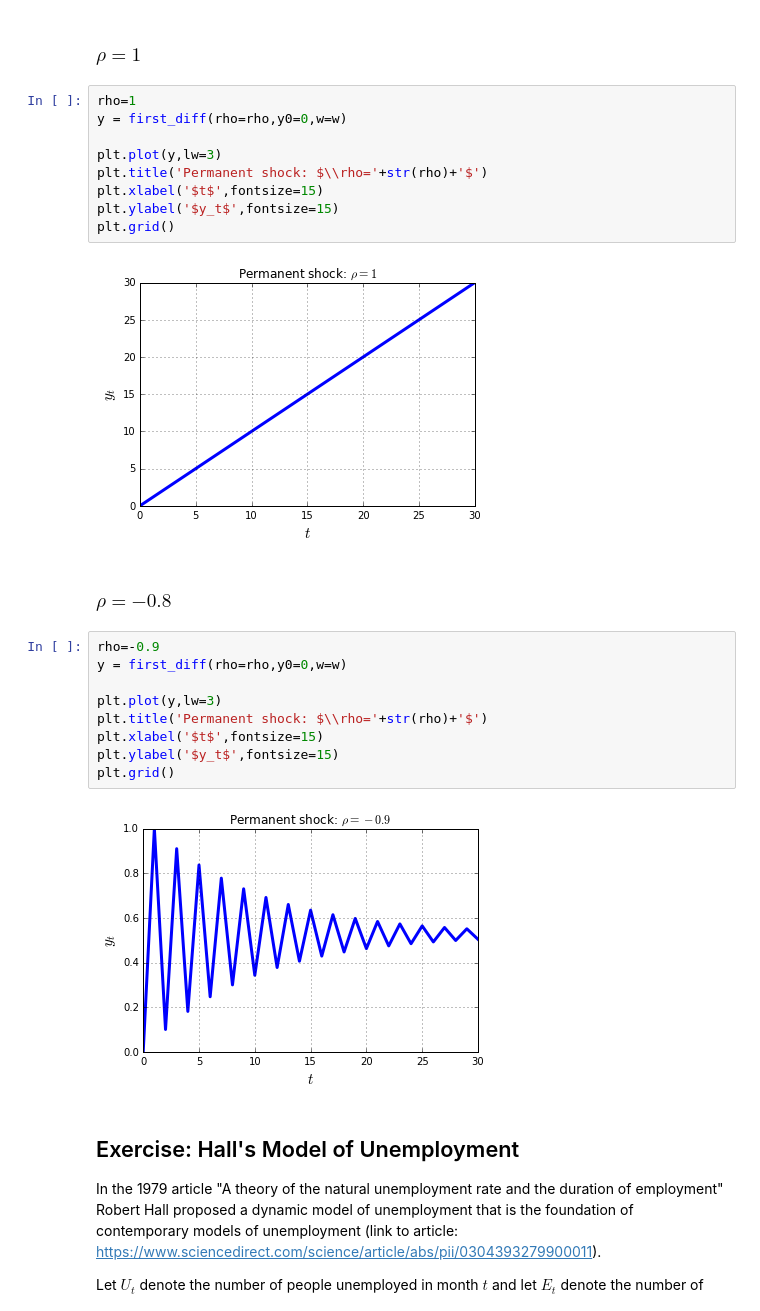
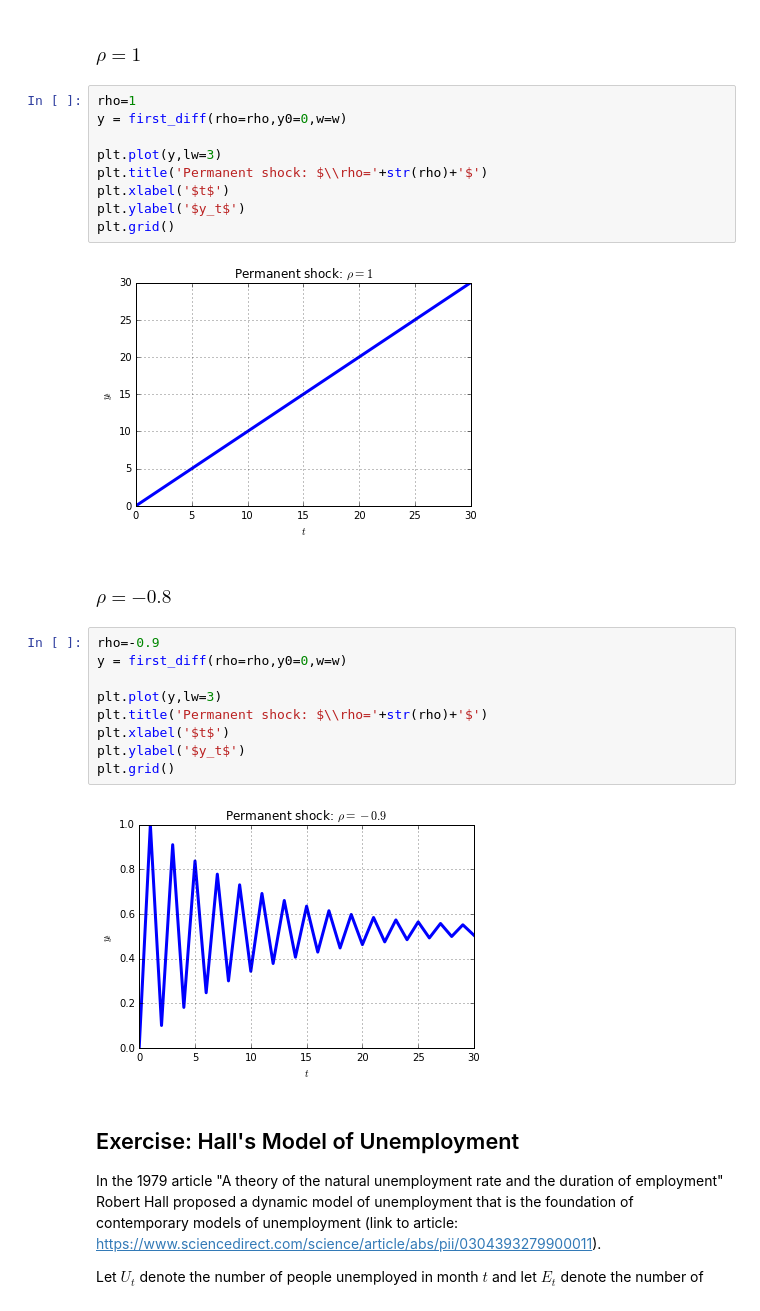
Before and after one commit to letsgoexploring/econ126, a Jupyter notebook: Homework Notebooks/Econ126_Homework_04.ipynb, the cells around one changed output. Cells and saved outputs as stored; diff of their text form.

```diff
--- a/Homework Notebooks/Econ126_Homework_04.ipynb
+++ b/Homework Notebooks/Econ126_Homework_04.ipynb
@@ -172,24 +172,24 @@ y = first_diff(rho=rho,y0=0,w=w)
 
 plt.plot(y,lw=3)
 plt.title('Permanent shock: $\\rho='+str(rho)+'$')
-plt.xlabel('$t$',fontsize=15)
-plt.ylabel('$y_t$',fontsize=15)
+plt.xlabel('$t$')
+plt.ylabel('$y_t$')
 plt.grid()
 # %% [output]
-[figure, old version]
+[figure, new version]
 # %% [markdown]
 ### $\rho = -0.8$
 # %%
 rho=-0.9
 y = first_diff(rho=rho,y0=0,w=w)
 
 plt.plot(y,lw=3)
 plt.title('Permanent shock: $\\rho='+str(rho)+'$')
-plt.xlabel('$t$',fontsize=15)
-plt.ylabel('$y_t$',fontsize=15)
+plt.xlabel('$t$')
+plt.ylabel('$y_t$')
 plt.grid()
 # %% [output]
-[figure, old version]
+[figure, new version]
 # %% [markdown]
 ## Exercise: Hall's Model of Unemployment
 
```
Also changed, not shown: parts of 12 cells of this notebook, 19 other files.
